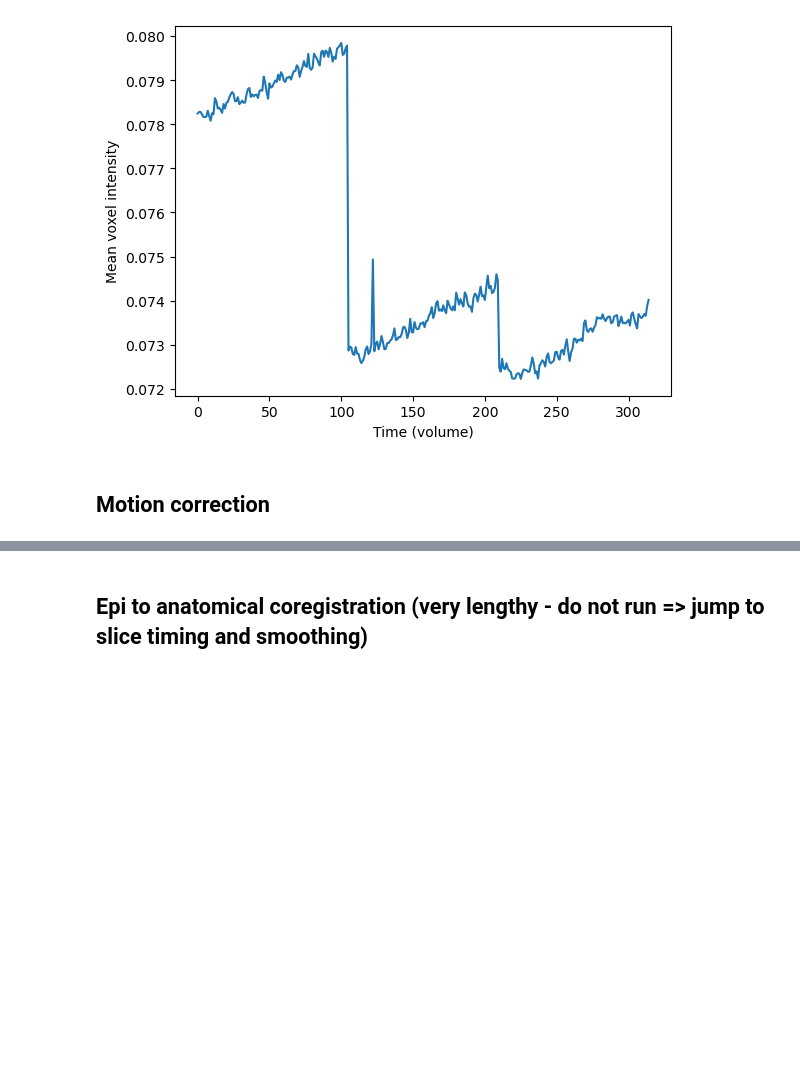
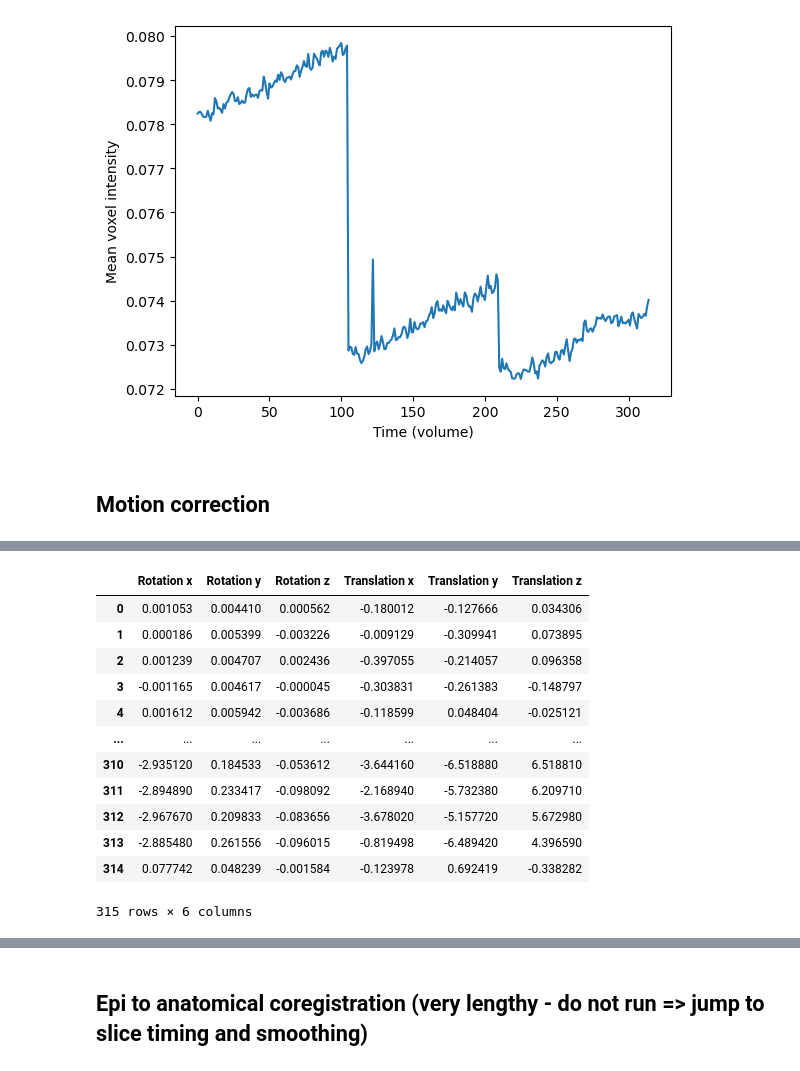
Before and after one commit to gdederichs/NSSP_project_1, a Jupyter notebook: preprocessing.ipynb, the cells around one changed output, grey strips where cells are left out. Cells and saved outputs as stored; diff of their text form; code cells hidden in the pictures; blank space fills up the shorter version.

```diff
--- a/preprocessing.ipynb
+++ b/preprocessing.ipynb
@@ -278,0 +279,22 @@ fsleyesDisplay.load(reference_moco)
+# %%
+# There are basically (if looking only along X translation) no frame displacement above 0.2mm!
+def load_mot_params_fsl_6_dof(path):
+    return pd.read_csv(path, sep='  ', header=None,
+            engine='python', names=['Rotation x', 'Rotation y', 'Rotation z','Translation x', 'Translation y', 'Translation z'])
+
+mot_params = load_mot_params_fsl_6_dof(op.join(preproc_path, subject, 'func', '{}_task-{}_run-{}_bold_moco.par'.format(subject, task, "all")))
+mot_params
+# %% [output]
+|  | Rotation x | Rotation y | Rotation z | Translation x | Translation y | Translation z |
+| 0 | 0.001053 | 0.004410 | 0.000562 | -0.180012 | -0.127666 | 0.034306 |
+| 1 | 0.000186 | 0.005399 | -0.003226 | -0.009129 | -0.309941 | 0.073895 |
+| 2 | 0.001239 | 0.004707 | 0.002436 | -0.397055 | -0.214057 | 0.096358 |
+| 3 | -0.001165 | 0.004617 | -0.000045 | -0.303831 | -0.261383 | -0.148797 |
+| 4 | 0.001612 | 0.005942 | -0.003686 | -0.118599 | 0.048404 | -0.025121 |
+| ... | ... | ... | ... | ... | ... | ... |
+| 310 | -2.935120 | 0.184533 | -0.053612 | -3.644160 | -6.518880 | 6.518810 |
+| 311 | -2.894890 | 0.233417 | -0.098092 | -2.168940 | -5.732380 | 6.209710 |
+| 312 | -2.967670 | 0.209833 | -0.083656 | -3.678020 | -5.157720 | 5.672980 |
+| 313 | -2.885480 | 0.261556 | -0.096015 | -0.819498 | -6.489420 | 4.396590 |
+| 314 | 0.077742 | 0.048239 | -0.001584 | -0.123978 | 0.692419 | -0.338282 |
+315 rows × 6 columns
```
Also changed, not shown: parts of 4 cells of this notebook.
